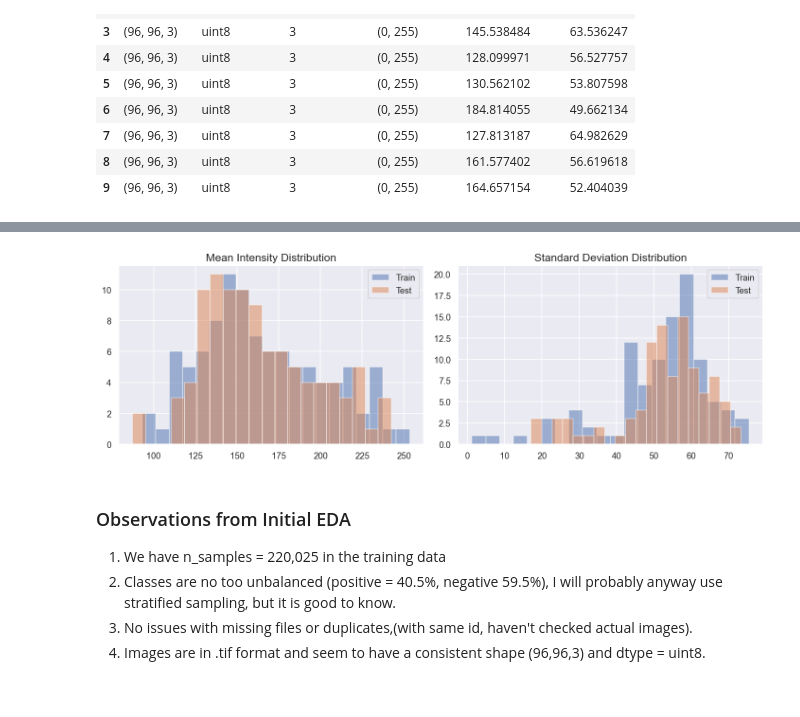
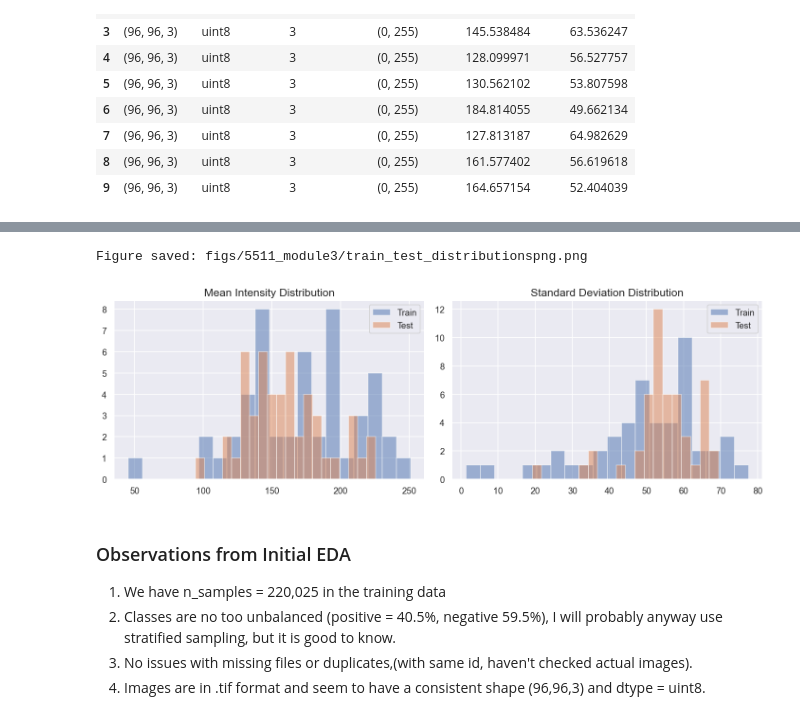
Before and after one commit to sean-coffey/ml-course-work, a Jupyter notebook: 5511_module3.ipynb, the cells around one changed output, grey strips where cells are left out. Cells and saved outputs as stored; diff of their text form; code cells hidden in the pictures.

Commit message:
DTSA 5511 - module 3 EDA

```diff
--- a/5511_module3.ipynb
+++ b/5511_module3.ipynb
@@ -17,6 +17,9 @@ import tifffile as tiff
 from skimage.transform import resize
 from scipy import ndimage
 
+import tensorflow as tf
+from sklearn.model_selection import train_test_split
+
 
 # Reproducibility
 SEED = 42
@@ -24,7 +27,16 @@ random.seed(SEED)
 np.random.seed(SEED)
 
 # paths
-DATA_DIR = Path("histopathologic-cancer-detection")
+# Detect environment
+KAGGLE_ENV = os.path.exists('/kaggle/input')
+
+if KAGGLE_ENV:
+    print("Using Kaggle competition data")
+    DATA_DIR = Path('/kaggle/input/histopathologic-cancer-detection')
+else:
+    print("Running locally with downloaded Kaggle data")
+    DATA_DIR = Path("histopathologic-cancer-detection")
+
 TRAIN_DIR = DATA_DIR / "train"
 TEST_DIR = DATA_DIR / "test"
 LABELS_CSV = DATA_DIR / "train_labels.csv"
@@ -257,10 +270,10 @@ def plot_intensity_distributions(pos_ids, neg_ids, sample_size=20,fig_filename="
         neg_intensities.extend(img.flatten())
 
     # Plot histograms
-    axes[0].hist(pos_intensities, bins=50, alpha=0.7, label='Positive')
+    axes[0].hist(pos_intensities, bins=50, alpha=0.5, label='Positive')
     axes[0].set_title('Positive Cases - Pixel Intensity')
 
-    axes[1].hist(neg_intensities, bins=50, alpha=0.7, label='Negative', color='orange')
+    axes[1].hist(neg_intensities, bins=50, alpha=0.5, label='Negative', color=sns.color_palette("deep")[1])
     axes[1].set_title('Negative Cases - Pixel Intensity')
 
     # Overlay comparison
@@ -337,7 +350,7 @@ def texture_analysis(pos_ids, neg_ids, sample_size=50, fig_filename="texture_ana
     neg_var, neg_grad = calculate_texture_features(neg_ids, sample_size)
 
     # Plot texture comparisons
-    fig, axes = plt.subplots(1, 2, figsize=(15, 4))
+    fig, axes = plt.subplots(1, 2, figsize=(15, 6))
 
     axes[0].scatter(pos_var, pos_grad, alpha=0.6, label='Positive', s=50)
     axes[0].scatter(neg_var, neg_grad, alpha=0.6, label='Negative', s=50)
@@ -369,7 +382,7 @@ def compare_train_test_distributions(train_ids, test_ids, sample_size=100, fig_f
     train_means, train_stds = get_image_stats(train_ids, directory = TRAIN_DIR, sample_size=sample_size)
     test_means, test_stds = get_image_stats(test_ids, directory = TEST_DIR, sample_size=sample_size)
 
-    fig, axes = plt.subplots(1, 2, figsize=(12, 4))
+    fig, axes = plt.subplots(1, 2, figsize=(15, 6))
 
     axes[0].hist(train_means, alpha=0.5, label='Train', bins=20)
     axes[0].hist(test_means, alpha=0.5, label='Test', bins=20)
@@ -423,9 +436,10 @@ Figure saved: figs/5511_module3/Negative_samples_tifpng.png
 [figure]
 # %%
 ## Check similarity between train and test sets
-compare_train_test_distributions(TRAIN_DIR, TEST_DIR)
+compare_train_test_distributions(train_ids, test_ids)
 # %% [output]
+Figure saved: figs/5511_module3/train_test_distributionspng.png
-[figure, old version]
+[figure, new version]
 # %% [markdown]
 ### Observations from Initial EDA
 1) We have n_samples = 220,025 in the training data
```
Also changed, not shown: parts of 14 cells of this notebook, 1 other file.
